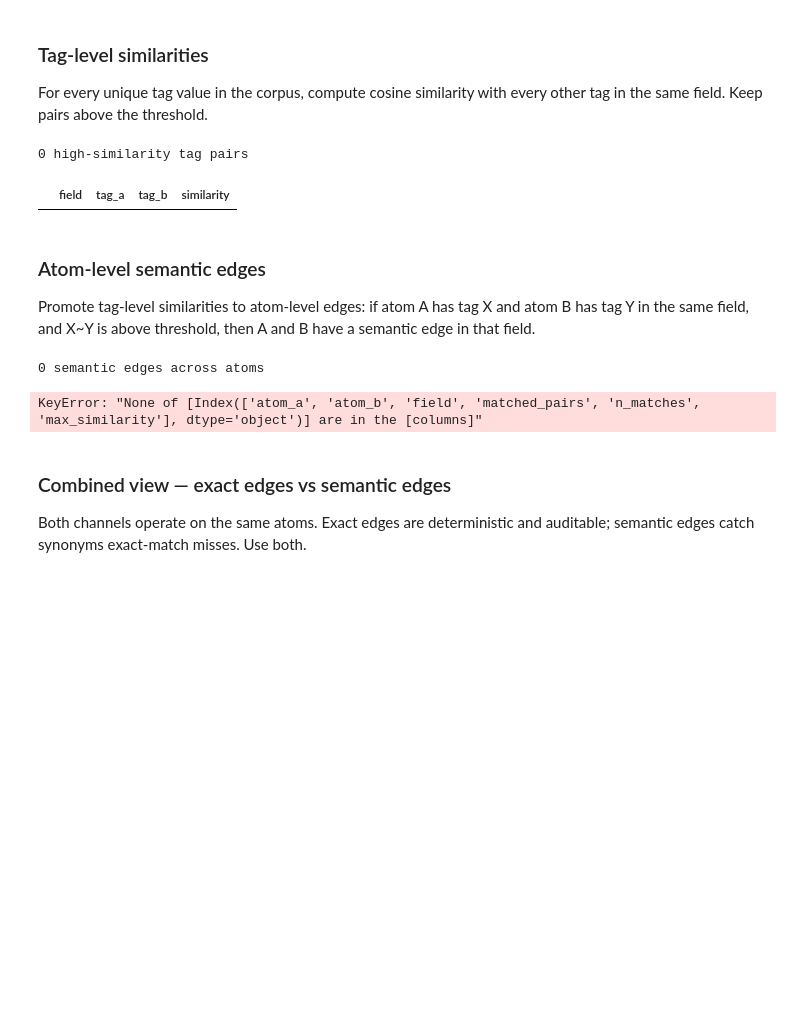
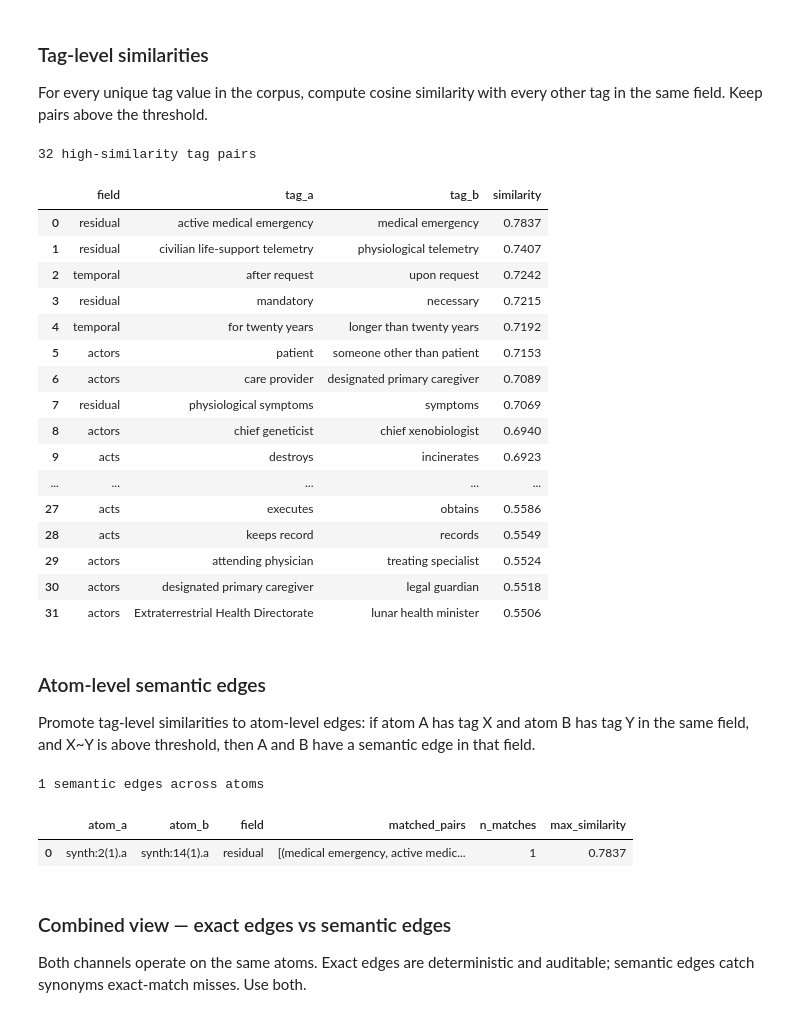
Before and after one commit to robinAssam/ArticleRelationshipModel, a Jupyter notebook: notebooks/01_explore_atoms.ipynb, the cells around one changed output. Drawn from its saved outputs; the diff is of its cells as text; code cells hidden in the pictures; blank space fills up the shorter version.

Commit message:
Sementic simmilairty threshold decresaed to .55 form .75

```diff
--- a/notebooks/01_explore_atoms.ipynb
+++ b/notebooks/01_explore_atoms.ipynb
@@ -330,12 +367,28 @@ Model loaded.
 For every unique tag value in the corpus, compute cosine similarity with
 every other tag in the same field. Keep pairs above the threshold.
 # %%
-sim_pairs = compute_tag_similarities(df, threshold=0.75, model=model)
+sim_pairs = compute_tag_similarities(df, threshold=0.55, model=model)
 print(f'{len(sim_pairs)} high-similarity tag pairs')
 sim_pairs
 # %% [output]
-0 high-similarity tag pairs
+32 high-similarity tag pairs
 |  | field | tag_a | tag_b | similarity |
+| 0 | residual | active medical emergency | medical emergency | 0.7837 |
+| 1 | residual | civilian life-support telemetry | physiological telemetry | 0.7407 |
+| 2 | temporal | after request | upon request | 0.7242 |
+| 3 | residual | mandatory | necessary | 0.7215 |
+| 4 | temporal | for twenty years | longer than twenty years | 0.7192 |
+| 5 | actors | patient | someone other than patient | 0.7153 |
+| 6 | actors | care provider | designated primary caregiver | 0.7089 |
+| 7 | residual | physiological symptoms | symptoms | 0.7069 |
+| 8 | actors | chief geneticist | chief xenobiologist | 0.6940 |
+| 9 | acts | destroys | incinerates | 0.6923 |
+| ... | ... | ... | ... | ... |
+| 27 | acts | executes | obtains | 0.5586 |
+| 28 | acts | keeps record | records | 0.5549 |
+| 29 | actors | attending physician | treating specialist | 0.5524 |
+| 30 | actors | designated primary caregiver | legal guardian | 0.5518 |
+| 31 | actors | Extraterrestrial Health Directorate | lunar health minister | 0.5506 |
 # %% [markdown]
 ### Atom-level semantic edges
 
@@ -345,8 +398,9 @@ sem_edges = build_semantic_edge_table(df, sim_pairs)
 print(f'{len(sem_edges)} semantic edges across atoms')
 sem_edges[['atom_a', 'atom_b', 'field', 'matched_pairs', 'n_matches', 'max_similarity']]
 # %% [output]
-0 semantic edges across atoms
+1 semantic edges across atoms
-KeyError: "None of [Index(['atom_a', 'atom_b', 'field', 'matched_pairs', 'n_matches', 'max_similarity'], dtype='object')] are in the [columns]"
+|  | atom_a | atom_b | field | matched_pairs | n_matches | max_similarity |
+| 0 | synth:2(1).a | synth:14(1).a | residual | [(medical emergency, active medic... | 1 | 0.7837 |
 # %% [markdown]
 ### Combined view — exact edges vs semantic edges
 
```
Also changed, not shown: parts of 19 cells of this notebook.
